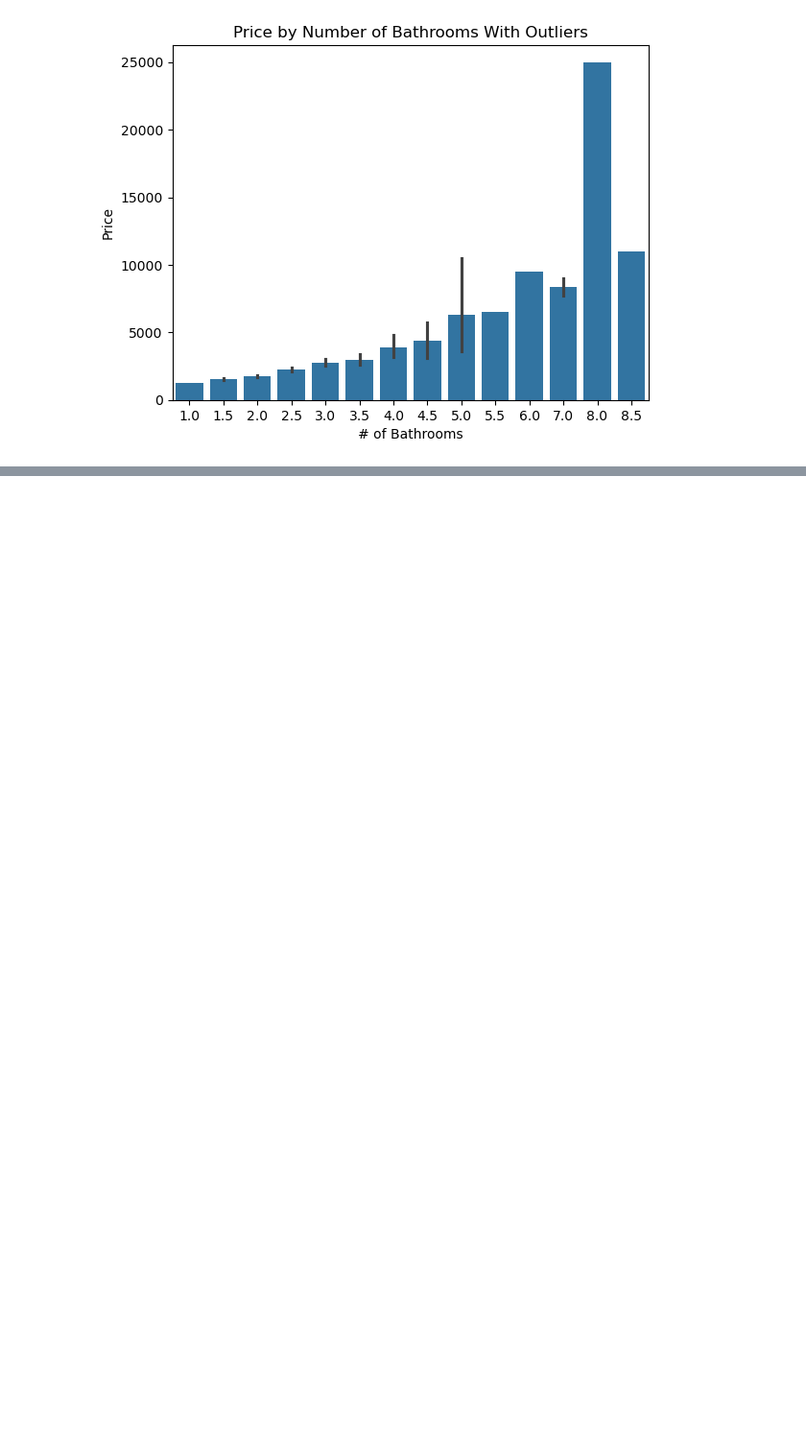
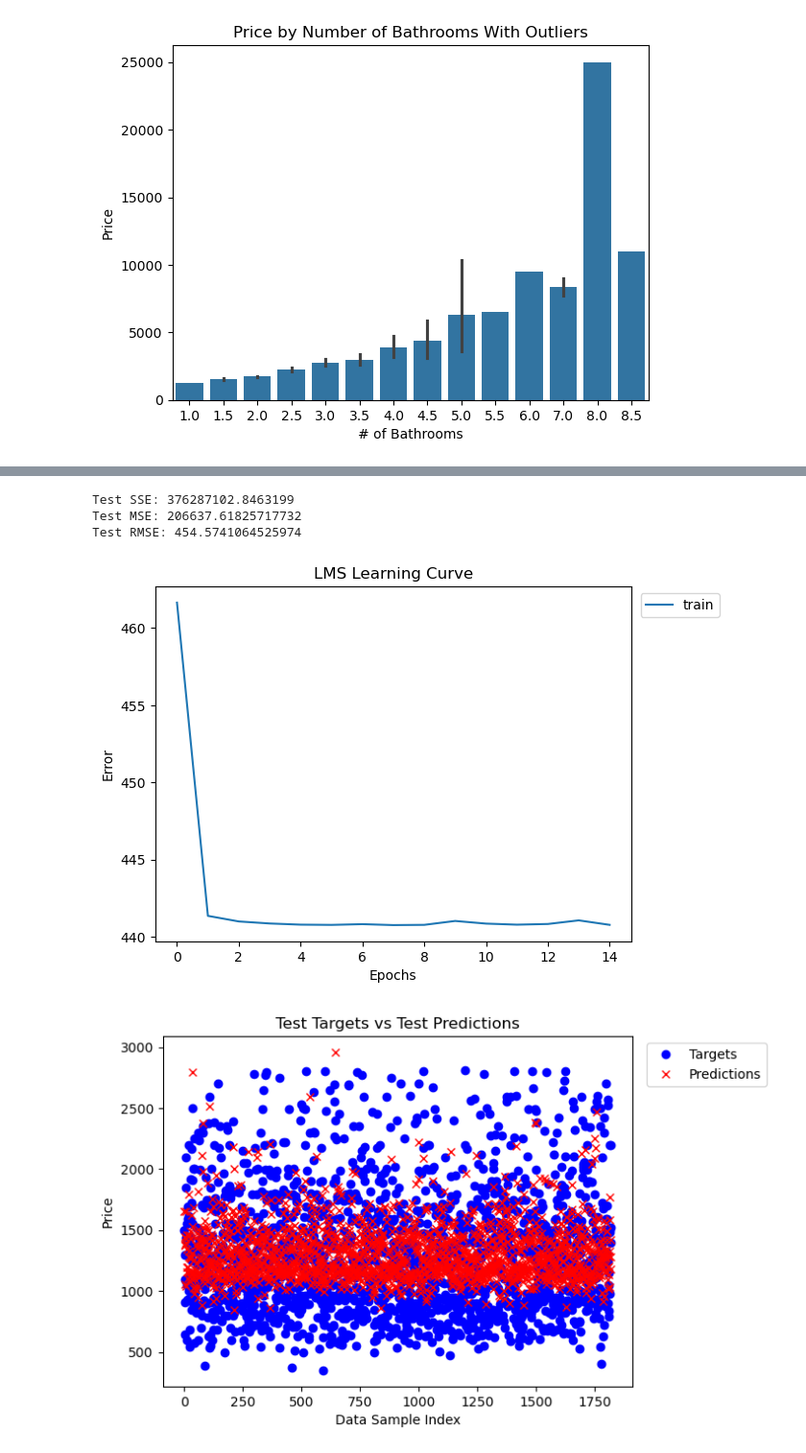
Before and after one commit to metro7/ML-Final-Project, a Jupyter notebook: ML-Final-Project.ipynb, the cells around one changed output, grey strips where cells are left out. Shown at 96% size. Drawn from its saved outputs; the diff is of its cells as text; code cells hidden in the pictures; blank space fills up the shorter version.

```diff
--- a/ML-Final-Project.ipynb
+++ b/ML-Final-Project.ipynb
@@ -186,5 +199,7 @@ plt.show()
 # %%
-sns.scatterplot(data=apartment_df.iloc[indices], x='square_feet', y='price', hue='price')
+indices = rng.choice(np.arange(len(apt_df)), size=1000, replace=False)
+
+sns.scatterplot(data=apt_df.iloc[indices], x='square_feet', y='price', hue='price')
 plt.title('Price by Square Footage')
 plt.show()
 # %% [output]
@@ -219,7 +235,7 @@ def add_bias(X: np.ndarray) -> np.ndarray:
     return X1
 
 def get_preprocessed_data():
-    X_trn, y_trn, X_tst, y_tst = get_train_test_data(X=apartment_df[['bathrooms', 'bedrooms', 'square_feet', 'latitude', 'longitude']].values, y=apartment_df[['price']].values)
+    X_trn, y_trn, X_tst, y_tst = get_train_test_data(X=apt_df[['bathrooms', 'bedrooms', 'square_feet', 'latitude', 'longitude']].values, y=apt_df[['price']].values)
 
     X_trn = add_bias(X_trn)
     X_tst = add_bias(X_tst)
@@ -341,0 +542,41 @@ Test RMSE: 584.674623734103
+# %%
+from sklearn.metrics import mean_squared_error
+
+X_trn, y_trn, X_tst, y_tst = get_preprocessed_data()
+
+lms = LeastMeanSquares(alpha=.01, batch_size=32, epochs=15, seed=42)
+
+lms.fit(X_trn, y_trn)
+
+y_tst_hat = lms.predict(X_tst)
+
+tst_sse = sse(y_tst, y_tst_hat)
+tst_mse = mse(y_tst, y_tst_hat)
+tst_rmse = rmse(y_tst, y_tst_hat)
+
+print(f"Test SSE: {tst_sse}")
+print(f"Test MSE: {tst_mse}")
+print(f"Test RMSE: {tst_rmse}")
+
+### Plotting Code ###
+plt.plot(lms.trn_error, label='train')
+plt.title("LMS Learning Curve")
+plt.xlabel("Epochs")
+plt.ylabel("Error")
+plt.legend(bbox_to_anchor=(1.2, 1.00))
+plt.show()
+
+plt.plot(y_tst, 'ob', label='Targets')
+plt.plot(y_tst_hat, 'xr', label='Predictions')
+plt.xlabel("Data Sample Index")
+plt.ylabel("Price")
+plt.title("Test Targets vs Test Predictions")
+plt.legend()
+plt.legend(bbox_to_anchor=(1.3, 1.00))
+plt.show()
+# %% [output]
+Test SSE: 376287102.8463199
+Test MSE: 206637.61825717732
+Test RMSE: 454.5741064525974
+[figure, added]
+[figure, added]
```
Also changed, not shown: parts of 10 cells of this notebook.
